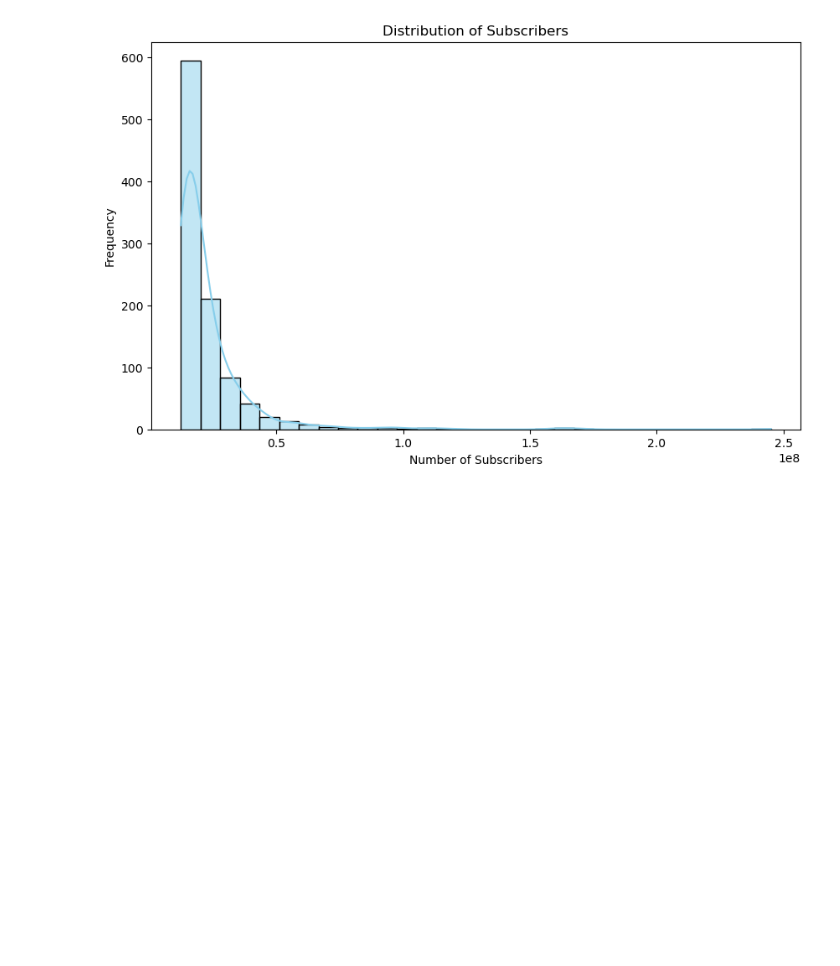
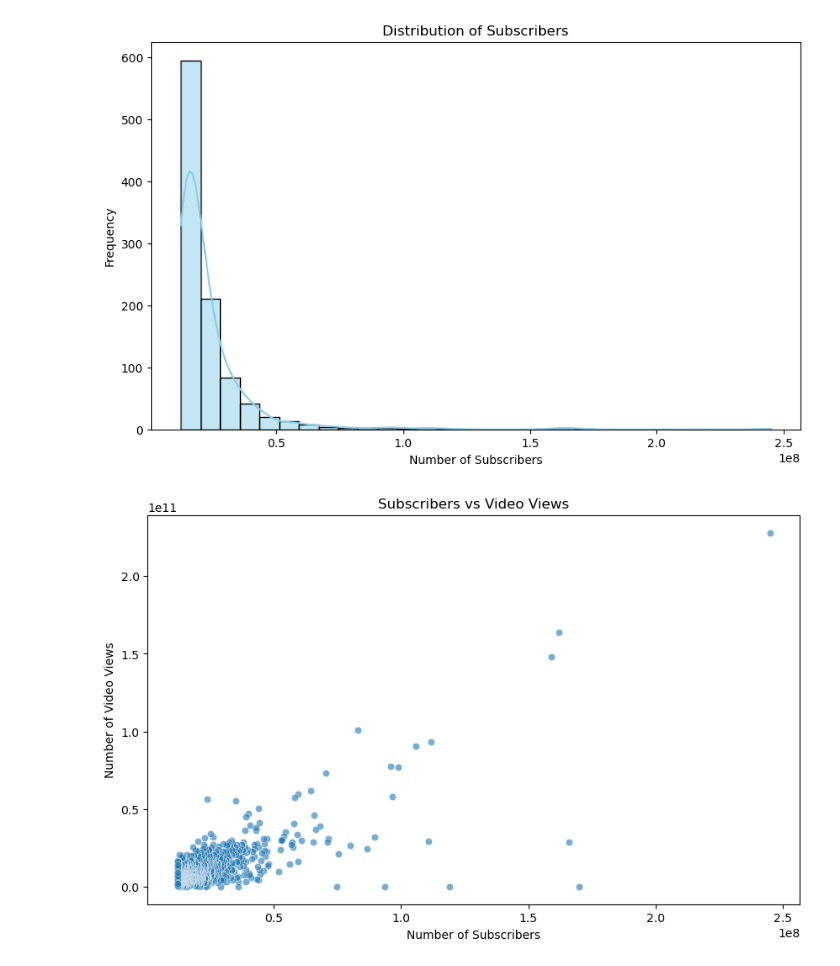
Before and after one commit to raj-rajat/Global-YouTube-Statistics-2023, a Jupyter notebook: global-youtube-statistics-2023.ipynb, the cells around one changed output. Cells and saved outputs as stored; diff of their text form; code cells hidden in the pictures; blank space fills up the shorter version.

```diff
--- a/global-youtube-statistics-2023.ipynb
+++ b/global-youtube-statistics-2023.ipynb
@@ -119,3 +121,18 @@ plt.ylabel('Frequency')
 plt.show()
 # %% [output]
 [figure]
+# %%
+# Plot size
+plt.figure(figsize=(10, 6))
+
+# Create a scatter plot for subscribers vs video views
+sns.scatterplot(data=youtube_data, x='subscribers', y='video views', alpha=0.6)
+
+# Title and labels
+plt.title('Subscribers vs Video Views')
+plt.xlabel('Number of Subscribers')
+plt.ylabel('Number of Video Views')
+
+plt.show()
+# %% [output]
+[figure, added]
```
Also changed, not shown: parts of 14 cells of this notebook.
